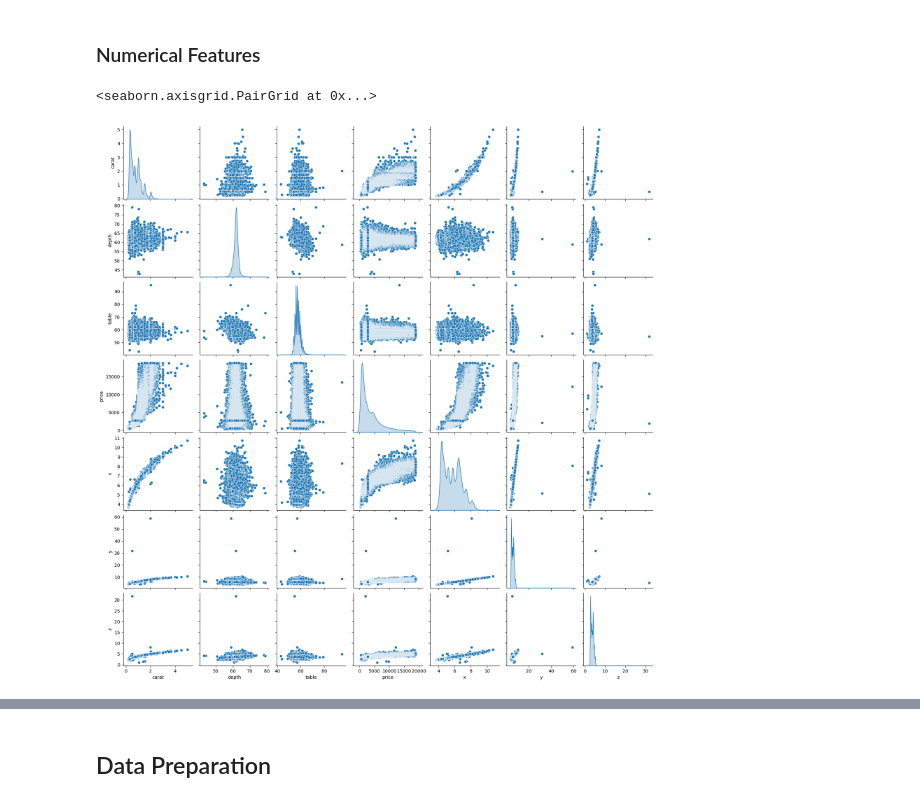
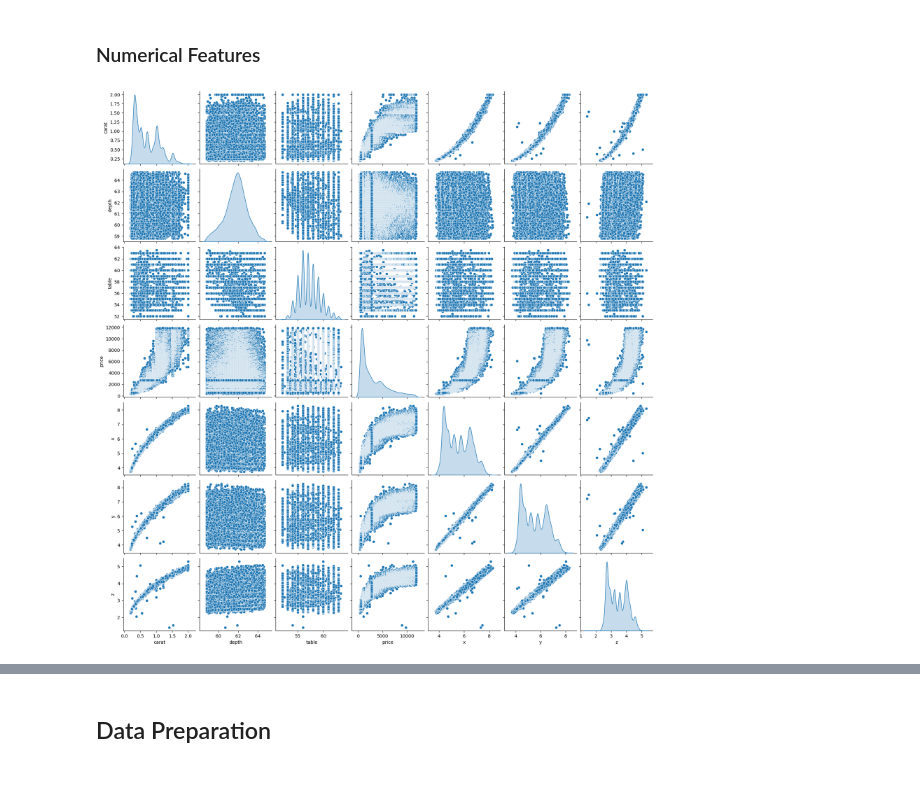
Before and after one commit to muchammadwr/Machine-Learning-Terapan, a Jupyter notebook: Practice Exercises/Studi Kasus Pertama Predictive Analytics/notebook.ipynb, the cells around one changed output, grey strips where cells are left out. Saved outputs shown, nothing was run; the diff lists cells and outputs as text; code cells hidden in the pictures.

```diff
--- a/Practice Exercises/Studi Kasus Pertama Predictive Analytics/notebook.ipynb
+++ b/Practice Exercises/Studi Kasus Pertama Predictive Analytics/notebook.ipynb
@@ -204,9 +233,9 @@ Passing `palette` without assigning `hue` is deprecated and will be removed in v
 ### Numerical Features
 # %%
 # Mengamati hubungan antar fitur numerik dengan fungsi pairplot()
-sns.pairplot(diamonds, diag_kind = 'kde')
+sns.pairplot(diamonds_cleaned, diag_kind = 'kde')
+plt.show()
 # %% [output]
-<seaborn.axisgrid.PairGrid at 0x...>
-[figure, old version]
+[figure, new version]
 # %%
 plt.figure(figsize=(10, 8))
```
Also changed, not shown: parts of 26 cells of this notebook, 2 other files.
